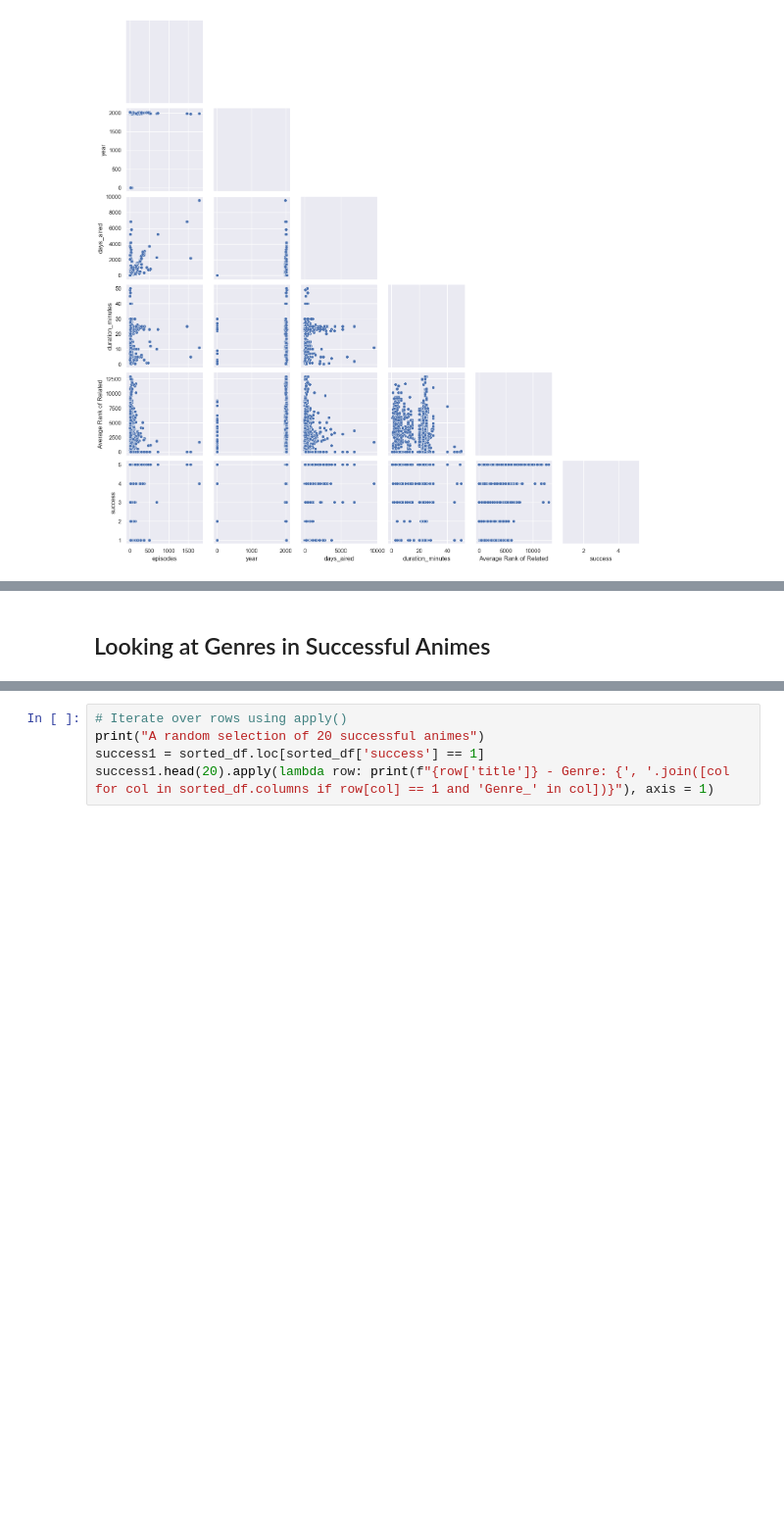
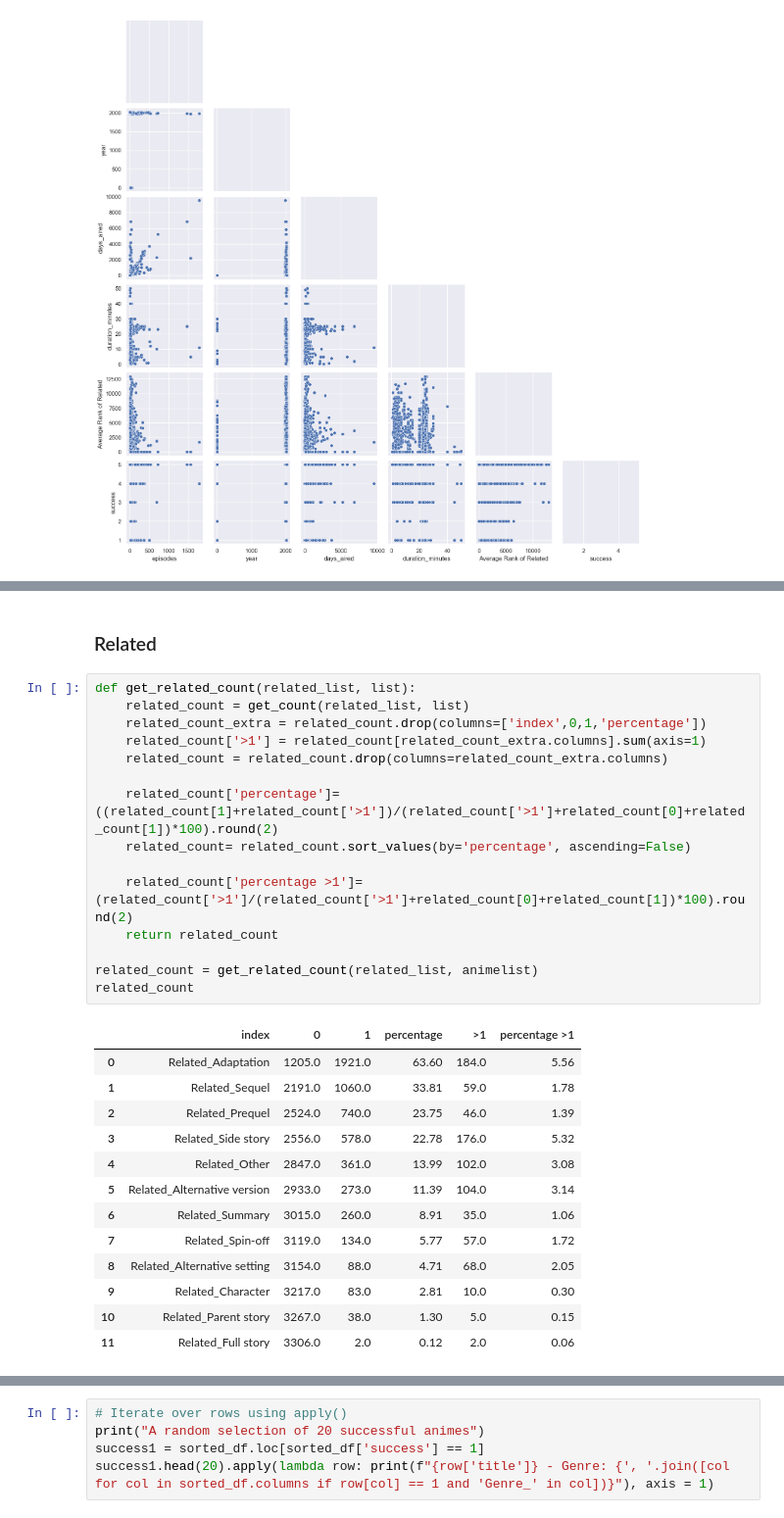
Before and after one commit to TanGuiShan/mini_project, a Jupyter notebook: Data Visualisation.ipynb, the cells around one changed output, grey strips where cells are left out. Shown at 98% size. Saved outputs shown, nothing was run; the diff lists cells and outputs as text; blank space fills up the shorter version.

```diff
--- a/Data Visualisation.ipynb
+++ b/Data Visualisation.ipynb
@@ -156,5 +169,34 @@ plt.title('Percentage of Each Genre')
 plt.show()
 # %% [output]
 [figure]
-# %% [markdown]
-## Looking at Genres in Successful Animes
+# %% [markdown]
+### Related
+# %%
+def get_related_count(related_list, list):
+    related_count = get_count(related_list, list)
+    related_count_extra = related_count.drop(columns=['index',0,1,'percentage'])
+    related_count['>1'] = related_count[related_count_extra.columns].sum(axis=1)
+    related_count = related_count.drop(columns=related_count_extra.columns)
+
+    related_count['percentage']=((related_count[1]+related_count['>1'])/(related_count['>1']+related_count[0]+related_count[1])*100).round(2)
+    related_count= related_count.sort_values(by='percentage', ascending=False)
+
+    related_count['percentage >1']=(related_count['>1']/(related_count['>1']+related_count[0]+related_count[1])*100).round(2)
+    return related_count
+
+related_count = get_related_count(related_list, animelist)
+related_count
+# %% [output]
+|  | index | 0 | 1 | percentage | >1 | percentage >1 |
+| 0 | Related_Adaptation | 1205.0 | 1921.0 | 63.60 | 184.0 | 5.56 |
+| 1 | Related_Sequel | 2191.0 | 1060.0 | 33.81 | 59.0 | 1.78 |
+| 2 | Related_Prequel | 2524.0 | 740.0 | 23.75 | 46.0 | 1.39 |
+| 3 | Related_Side story | 2556.0 | 578.0 | 22.78 | 176.0 | 5.32 |
+| 4 | Related_Other | 2847.0 | 361.0 | 13.99 | 102.0 | 3.08 |
+| 5 | Related_Alternative version | 2933.0 | 273.0 | 11.39 | 104.0 | 3.14 |
+| 6 | Related_Summary | 3015.0 | 260.0 | 8.91 | 35.0 | 1.06 |
+| 7 | Related_Spin-off | 3119.0 | 134.0 | 5.77 | 57.0 | 1.72 |
+| 8 | Related_Alternative setting | 3154.0 | 88.0 | 4.71 | 68.0 | 2.05 |
+| 9 | Related_Character | 3217.0 | 83.0 | 2.81 | 10.0 | 0.30 |
+| 10 | Related_Parent story | 3267.0 | 38.0 | 1.30 | 5.0 | 0.15 |
+| 11 | Related_Full story | 3306.0 | 2.0 | 0.12 | 2.0 | 0.06 |
```
Also changed, not shown: parts of 15 cells of this notebook.
